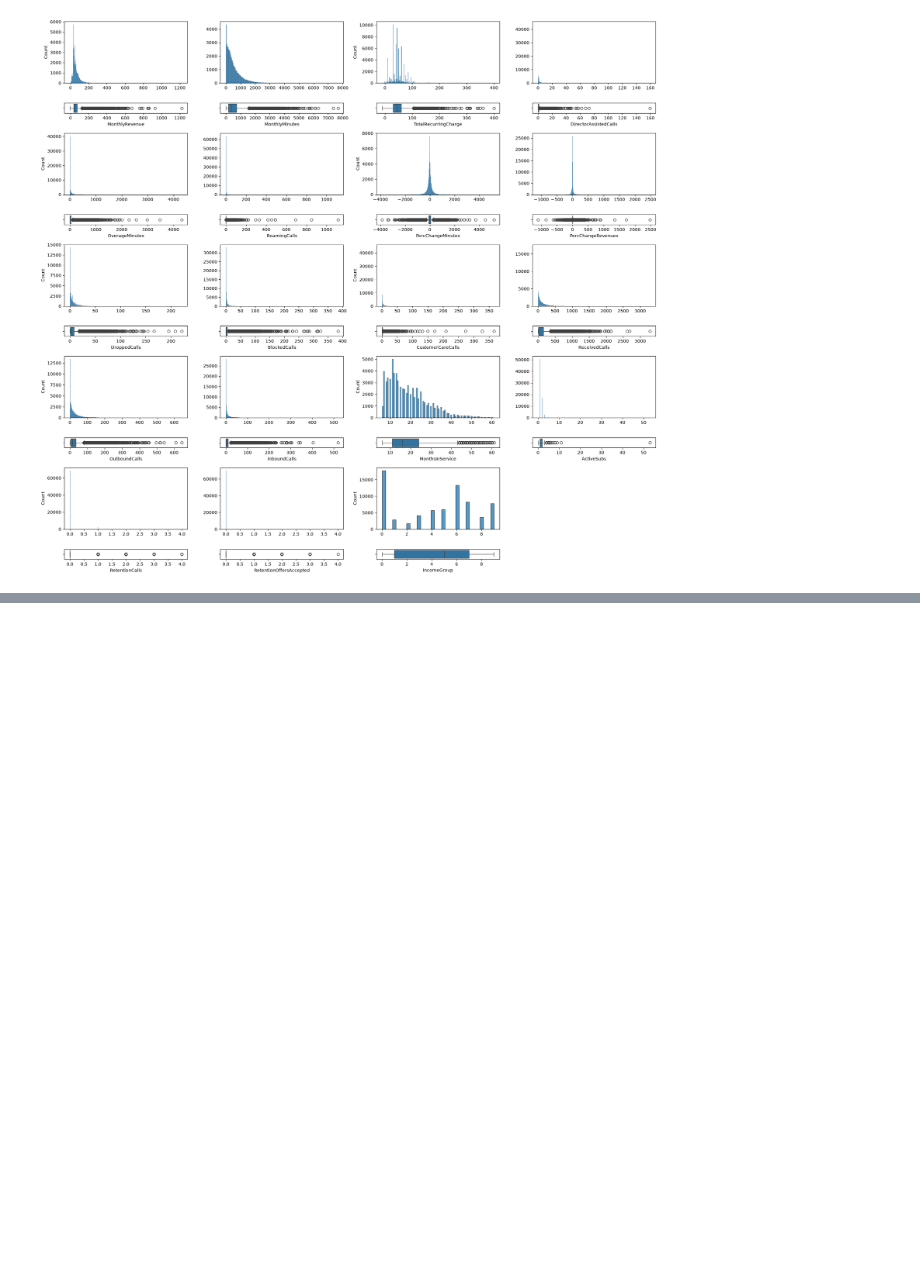
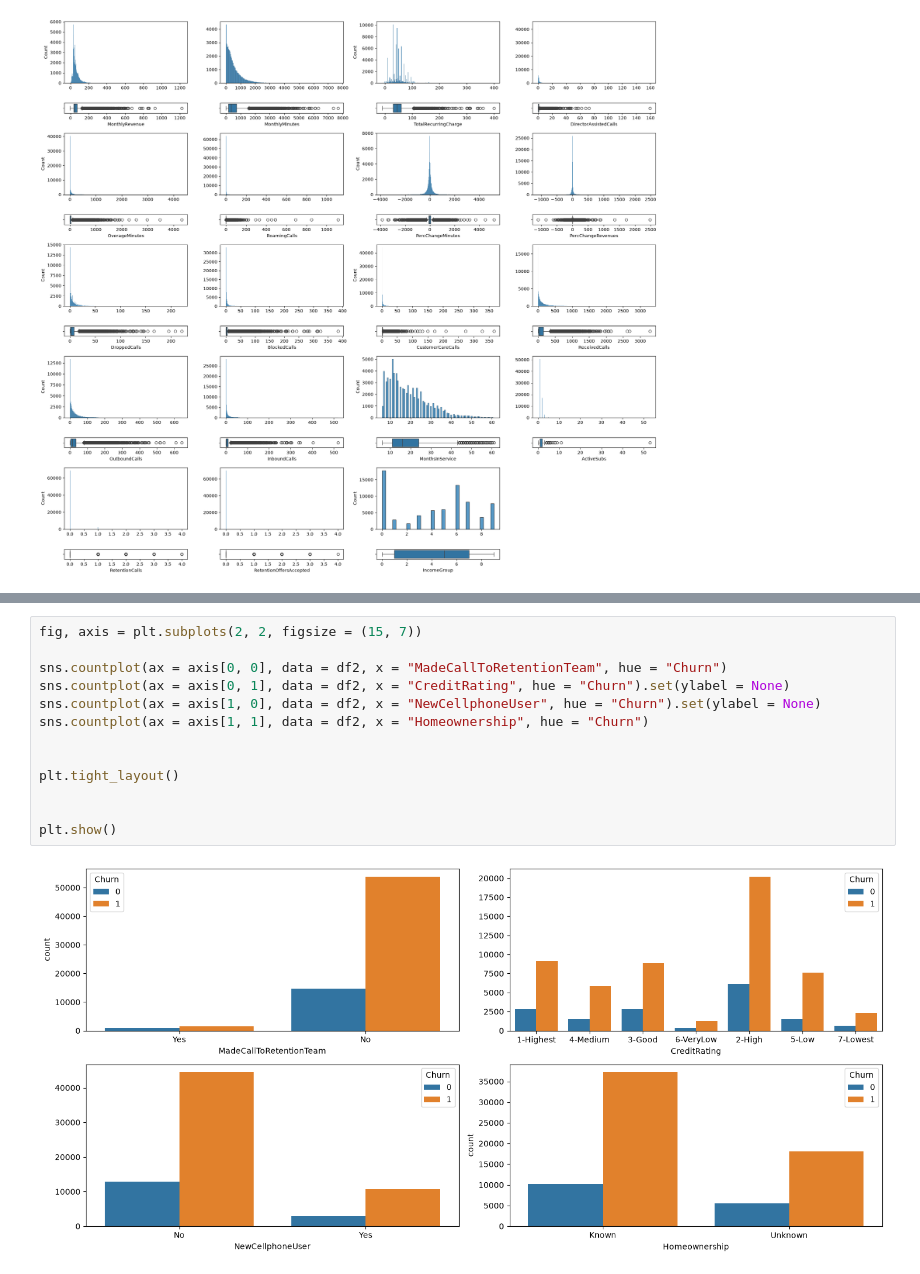
Before and after one commit to 4GeeksAcademy/ProyectoFinalDS_Churn_Pablo_Sahid, a Jupyter notebook: src/explore.ipynb, the cells around one changed output, grey strips where cells are left out. Drawn from its saved outputs; the diff is of its cells as text; blank space fills up the shorter version.

```diff
--- a/src/explore.ipynb
+++ b/src/explore.ipynb
@@ -617,0 +762,15 @@ plt.show()
+# %%
+fig, axis = plt.subplots(2, 2, figsize = (15, 7))
+
+sns.countplot(ax = axis[0, 0], data = df2, x = "MadeCallToRetentionTeam", hue = "Churn")
+sns.countplot(ax = axis[0, 1], data = df2, x = "CreditRating", hue = "Churn").set(ylabel = None)
+sns.countplot(ax = axis[1, 0], data = df2, x = "NewCellphoneUser", hue = "Churn").set(ylabel = None)
+sns.countplot(ax = axis[1, 1], data = df2, x = "Homeownership", hue = "Churn")
+
+
+plt.tight_layout()
+
+
+plt.show()
+# %% [output]
+[figure, added]
```
Also changed, not shown: parts of 25 cells of this notebook, 1 other file.
